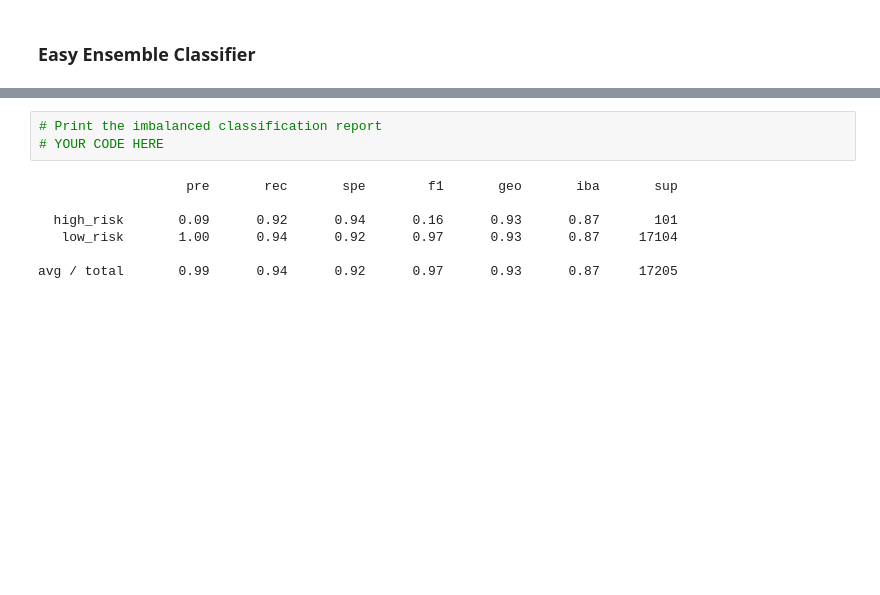
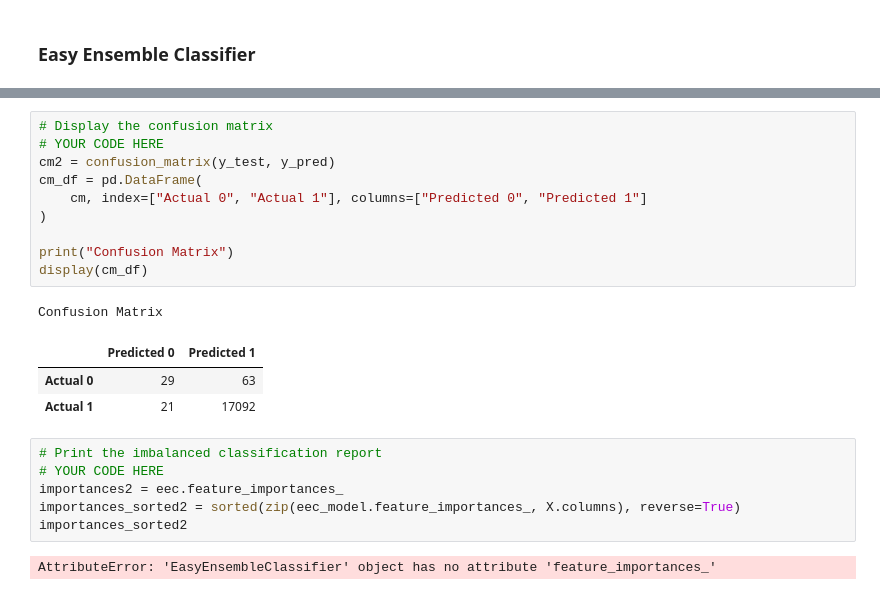
Before and after one commit to AnnSweetNanners/machine-learning-homework, a Jupyter notebook: 11-Machine-Learning/Instructions/Starter_Code/credit_risk_ensemble.ipynb, the cells around one changed output, grey strips where cells are left out. Drawn from its saved outputs; the diff is of its cells as text; blank space fills up the shorter version.

```diff
--- a/11-Machine-Learning/Instructions/Starter_Code/credit_risk_ensemble.ipynb
+++ b/11-Machine-Learning/Instructions/Starter_Code/credit_risk_ensemble.ipynb
@@ -233,10 +246,23 @@ array([[   93,     8],
+# %%
+# Display the confusion matrix
+# YOUR CODE HERE
+cm2 = confusion_matrix(y_test, y_pred)
+cm_df = pd.DataFrame(
+    cm, index=["Actual 0", "Actual 1"], columns=["Predicted 0", "Predicted 1"]
+)
+
+print("Confusion Matrix")
+display(cm_df)
+# %% [output]
+Confusion Matrix
+|  | Predicted 0 | Predicted 1 |
+| Actual 0 | 29 | 63 |
+| Actual 1 | 21 | 17092 |
 # %%
 # Print the imbalanced classification report
 # YOUR CODE HERE
+importances2 = eec.feature_importances_
+importances_sorted2 = sorted(zip(eec_model.feature_importances_, X.columns), reverse=True)
+importances_sorted2
 # %% [output]
-                   pre       rec       spe        f1       geo       iba       sup
-
-  high_risk       0.09      0.92      0.94      0.16      0.93      0.87       101
-   low_risk       1.00      0.94      0.92      0.97      0.93      0.87     17104
-
-avg / total       0.99      0.94      0.92      0.97      0.93      0.87     17205
+AttributeError: 'EasyEnsembleClassifier' object has no attribute 'feature_importances_'
```
Also changed, not shown: parts of 13 cells of this notebook, 1 other file.
